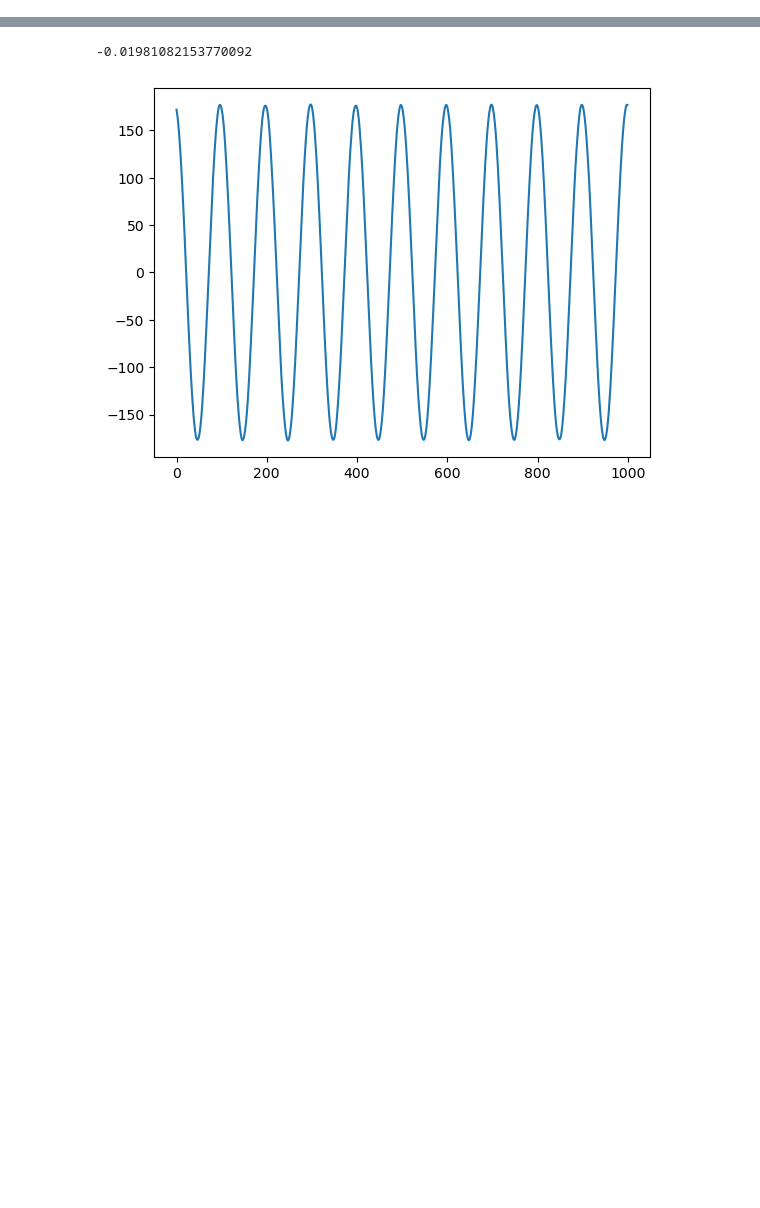
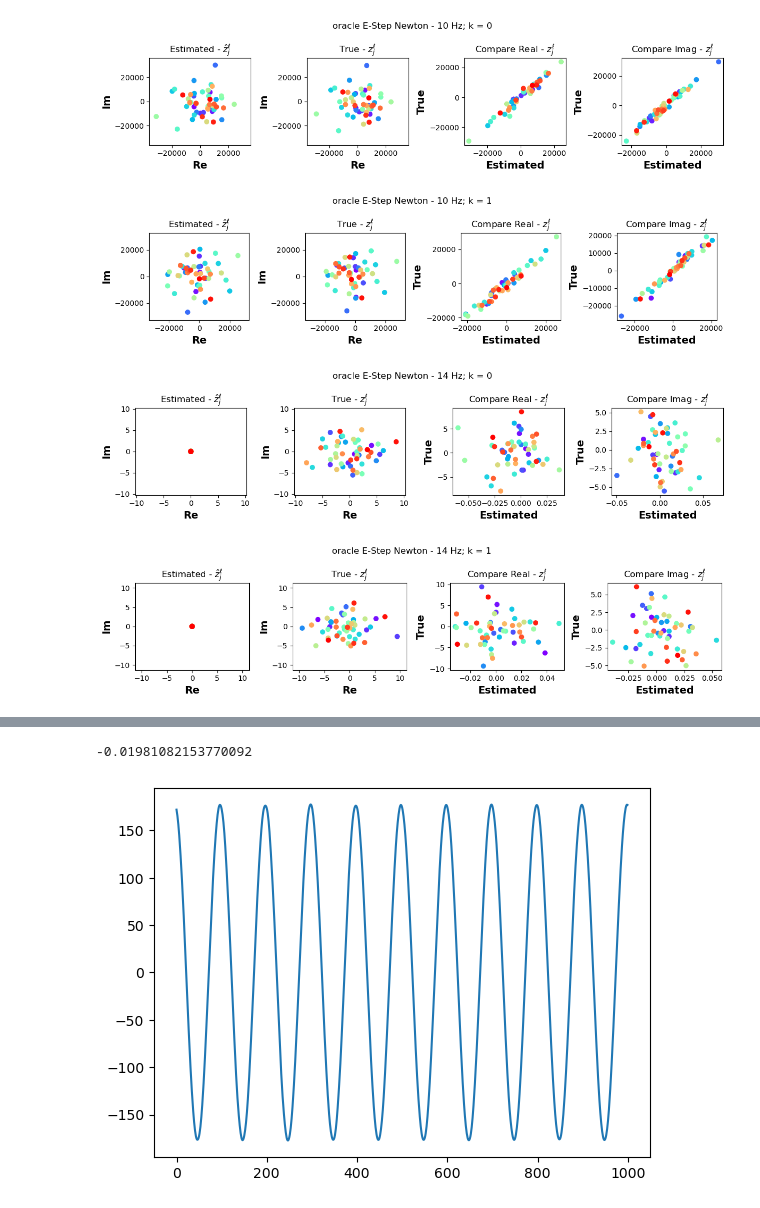
Before and after one commit to Stephen-Lab-BU/sgc, a Jupyter notebook: experiments/sgc-relulink-poisson-delta/E_step_oracle.ipynb, the cells around one changed output, grey strips where cells are left out. Saved outputs shown, nothing was run; the diff lists cells and outputs as text; code cells hidden in the pictures; blank space fills up the shorter version.

```diff
--- a/experiments/sgc-relulink-poisson-delta/E_step_oracle.ipynb
+++ b/experiments/sgc-relulink-poisson-delta/E_step_oracle.ipynb
@@ -364,0 +254,50 @@ for l in range(L):
+# %%
+def plot_optim_result(mus, zs, init_type, optim_type, j, k, free_scale):
+    mus_sorted = np.zeros((L, J_max, 2*K))
+    for l in range(L):
+        mus_sorted[l,:,:] = np.stack(get_freq_vecs_real(mus[l,:], K, num_J_vars))
+    mus_sorted = mus_sorted.swapaxes(1,2)
+    mus_z = conv_v_to_z(mus_sorted[:,:,], axis=1, dc=False)
+
+    color = plt.cm.rainbow(np.linspace(0, 1, L))
+
+    fig, ax = plt.subplots(1,4,figsize=(12,3))
+    ax[0].scatter(mus_z[:,k,j].real, mus_z[:,k,j].imag, c=color)
+    ax[0].set_title(f'Estimated -' + r' $\hat{z}_j^{\ell}$')
+    ax[1].scatter(zs[:,k,j].real, zs[:,k,j].imag, c=color)
+    ax[1].set_title(f'True -' + r' $z_j^{\ell}$' )
+    ax[2].scatter(mus_z[:,k,j].real, zs[:,k,j].real, c=color)
+    ax[2].set_xlabel('Estimated', fontweight='bold', fontsize=14)
+    ax[2].set_ylabel('True', fontweight='bold', fontsize=14)
+    ax[2].set_title(f'Compare Real -' + r' $z_j^{\ell}$' )
+    ax[3].scatter(mus_z[:,k,j].imag, zs[:,k,j].imag, c=color)
+    ax[3].set_xlabel('Estimated', fontweight='bold', fontsize=14)
+    ax[3].set_ylabel('True', fontweight='bold', fontsize=14)
+    ax[3].set_title(f'Compare Imag -' + r' $z_j^{\ell}$' )
+
+    fig.suptitle(f'{init_type} E-Step {optim_type} - {j+1} Hz; k = {k}')
+    # ax[1].scatter(mus_zk[:,j].real, mus_zk[:,j].imag, c=color)
+    # ax[1].scatter(mus_zk[:,j].mean().real, mus_zk[:,j].mean().imag, c='k')
+    # ax[1].set_title(f'Trial ' + r'$z_j^{\ell}$' + f'\'s - {j+1} Hz; k = {k}')
+
+    lim = 1.2*np.max(np.concatenate([mus_z[:,k,j].real, mus_z[:,k,j].imag, zs[:,k,j].real, zs[:,k,j].imag]))
+    for i in range(2):
+        ax[i].set_xlabel('Re', fontweight='bold', fontsize=14)
+        ax[i].set_ylabel('Im', fontweight='bold', fontsize=14)
+        if free_scale is False:
+            ax[i].set_xlim([-lim,lim])
+            ax[i].set_ylim([-lim,lim])
+    plt.tight_layout()
+    plt.show()
+# %%
+init_type = 'oracle'
+optim_type = 'Newton'
+mus = run_E_step(init_type, optim_type, estep_params)
+for j in [9, 13]:
+    for k in range(K):
+        plot_optim_result(mus,zs,init_type,optim_type,j,k,False)
+# %% [output]
+[figure, added]
+[figure, added]
+[figure, added]
+[figure, added]
```
Also changed, not shown: parts of 31 cells of this notebook, 12 other files.
